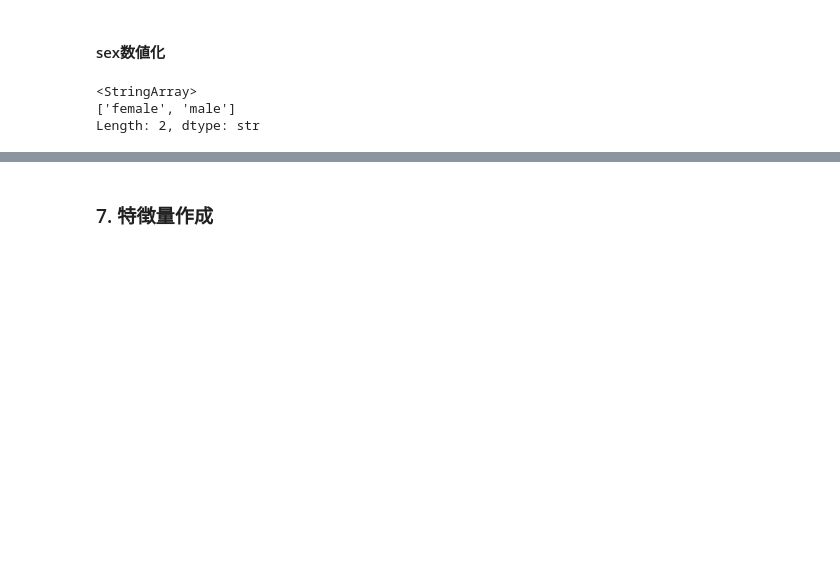
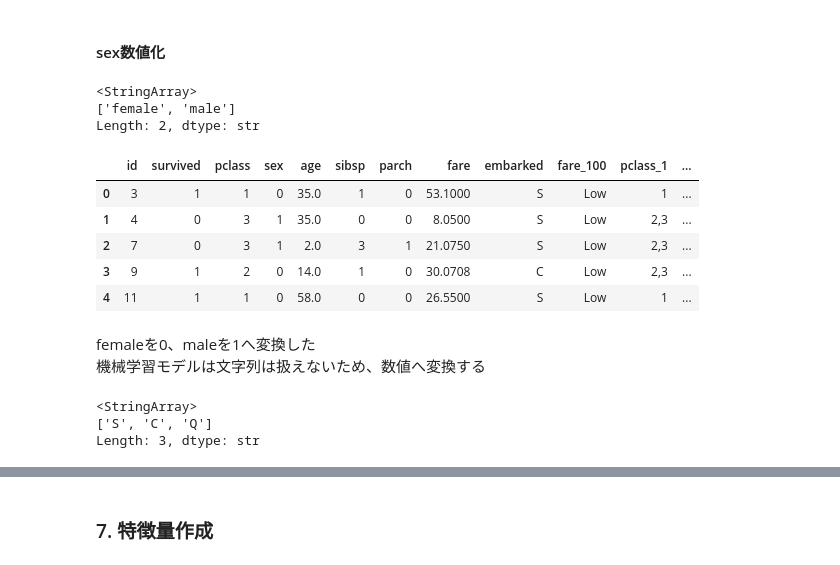
Before and after one commit to runa-yamauchi-dev/SIGNATE_Practice, a Jupyter notebook: competition01_titanic/notebook/titanic.ipynb, the cells around one changed output, grey strips where cells are left out. Cells and saved outputs as stored; diff of their text form; code cells hidden in the pictures; blank space fills up the shorter version.

```diff
--- a/competition01_titanic/notebook/titanic.ipynb
+++ b/competition01_titanic/notebook/titanic.ipynb
@@ -314,3 +314,25 @@ test["sex"].unique()
 <StringArray>
 ['female', 'male']
 Length: 2, dtype: str
+# %%
+test["sex"] = test["sex"].map({
+  "female": 0,
+  "male": 1
+})
+test.head()
+# %% [output]
+|  | id | survived | pclass | sex | age | sibsp | parch | fare | embarked | fare_100 | pclass_1 | ... |
+| 0 | 3 | 1 | 1 | 0 | 35.0 | 1 | 0 | 53.1000 | S | Low | 1 | ... |
+| 1 | 4 | 0 | 3 | 1 | 35.0 | 0 | 0 | 8.0500 | S | Low | 2,3 | ... |
+| 2 | 7 | 0 | 3 | 1 | 2.0 | 3 | 1 | 21.0750 | S | Low | 2,3 | ... |
+| 3 | 9 | 1 | 2 | 0 | 14.0 | 1 | 0 | 30.0708 | C | Low | 2,3 | ... |
+| 4 | 11 | 1 | 1 | 0 | 58.0 | 0 | 0 | 26.5500 | S | Low | 1 | ... |
+# %% [markdown]
+femaleを0、maleを1へ変換した
+機械学習モデルは文字列は扱えないため、数値へ変換する
+# %%
+test["embarked"].unique()
+# %% [output]
+<StringArray>
+['S', 'C', 'Q']
+Length: 3, dtype: str
```
Also changed, not shown: parts of 36 cells of this notebook.
